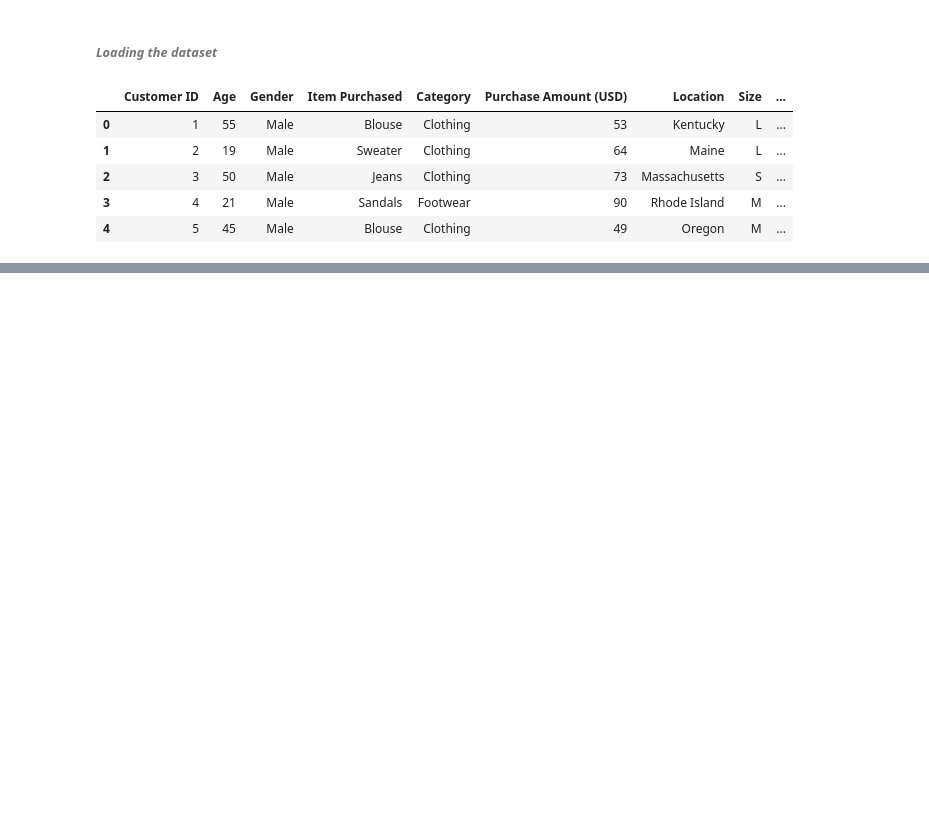
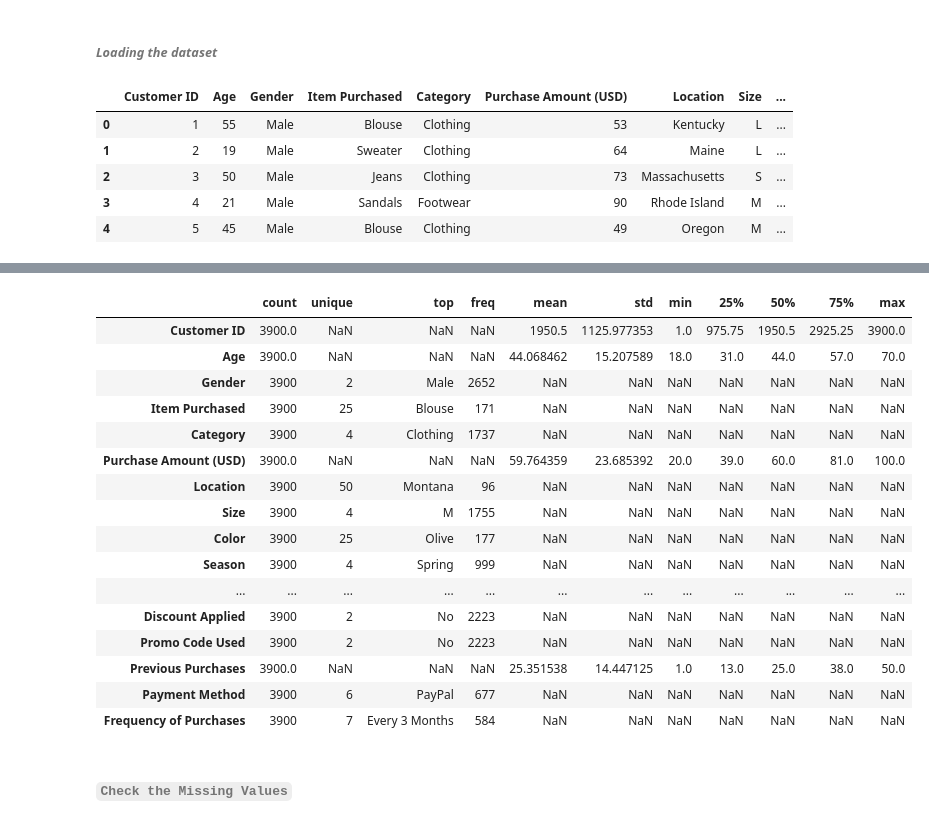
Before and after one commit to larrysman/python-for-data-analytics-and-business-intelligence, a Jupyter notebook: END_TO_END_ANALYSIS/customer_shopping_analysis.ipynb, the cells around one changed output, grey strips where cells are left out. Drawn from its saved outputs; the diff is of its cells as text; code cells hidden in the pictures; blank space fills up the shorter version.

```diff
--- a/END_TO_END_ANALYSIS/customer_shopping_analysis.ipynb
+++ b/END_TO_END_ANALYSIS/customer_shopping_analysis.ipynb
@@ -24,0 +27,2 @@ customer_data.head()
+# %%
+df = customer_data.copy()
@@ -24,0 +65,22 @@ customer_data.head()
+# %%
+df.describe(include='all').T
+# %% [output]
+|  | count | unique | top | freq | mean | std | min | 25% | 50% | 75% | max |
+| Customer ID | 3900.0 | NaN | NaN | NaN | 1950.5 | 1125.977353 | 1.0 | 975.75 | 1950.5 | 2925.25 | 3900.0 |
+| Age | 3900.0 | NaN | NaN | NaN | 44.068462 | 15.207589 | 18.0 | 31.0 | 44.0 | 57.0 | 70.0 |
+| Gender | 3900 | 2 | Male | 2652 | NaN | NaN | NaN | NaN | NaN | NaN | NaN |
+| Item Purchased | 3900 | 25 | Blouse | 171 | NaN | NaN | NaN | NaN | NaN | NaN | NaN |
+| Category | 3900 | 4 | Clothing | 1737 | NaN | NaN | NaN | NaN | NaN | NaN | NaN |
+| Purchase Amount (USD) | 3900.0 | NaN | NaN | NaN | 59.764359 | 23.685392 | 20.0 | 39.0 | 60.0 | 81.0 | 100.0 |
+| Location | 3900 | 50 | Montana | 96 | NaN | NaN | NaN | NaN | NaN | NaN | NaN |
+| Size | 3900 | 4 | M | 1755 | NaN | NaN | NaN | NaN | NaN | NaN | NaN |
+| Color | 3900 | 25 | Olive | 177 | NaN | NaN | NaN | NaN | NaN | NaN | NaN |
+| Season | 3900 | 4 | Spring | 999 | NaN | NaN | NaN | NaN | NaN | NaN | NaN |
+| ... | ... | ... | ... | ... | ... | ... | ... | ... | ... | ... | ... |
+| Discount Applied | 3900 | 2 | No | 2223 | NaN | NaN | NaN | NaN | NaN | NaN | NaN |
+| Promo Code Used | 3900 | 2 | No | 2223 | NaN | NaN | NaN | NaN | NaN | NaN | NaN |
+| Previous Purchases | 3900.0 | NaN | NaN | NaN | 25.351538 | 14.447125 | 1.0 | 13.0 | 25.0 | 38.0 | 50.0 |
+| Payment Method | 3900 | 6 | PayPal | 677 | NaN | NaN | NaN | NaN | NaN | NaN | NaN |
+| Frequency of Purchases | 3900 | 7 | Every 3 Months | 584 | NaN | NaN | NaN | NaN | NaN | NaN | NaN |
+# %% [markdown]
+###### **`Check the Missing Values`**
```
Also changed, not shown: parts of 45 cells of this notebook, 1 other file.
